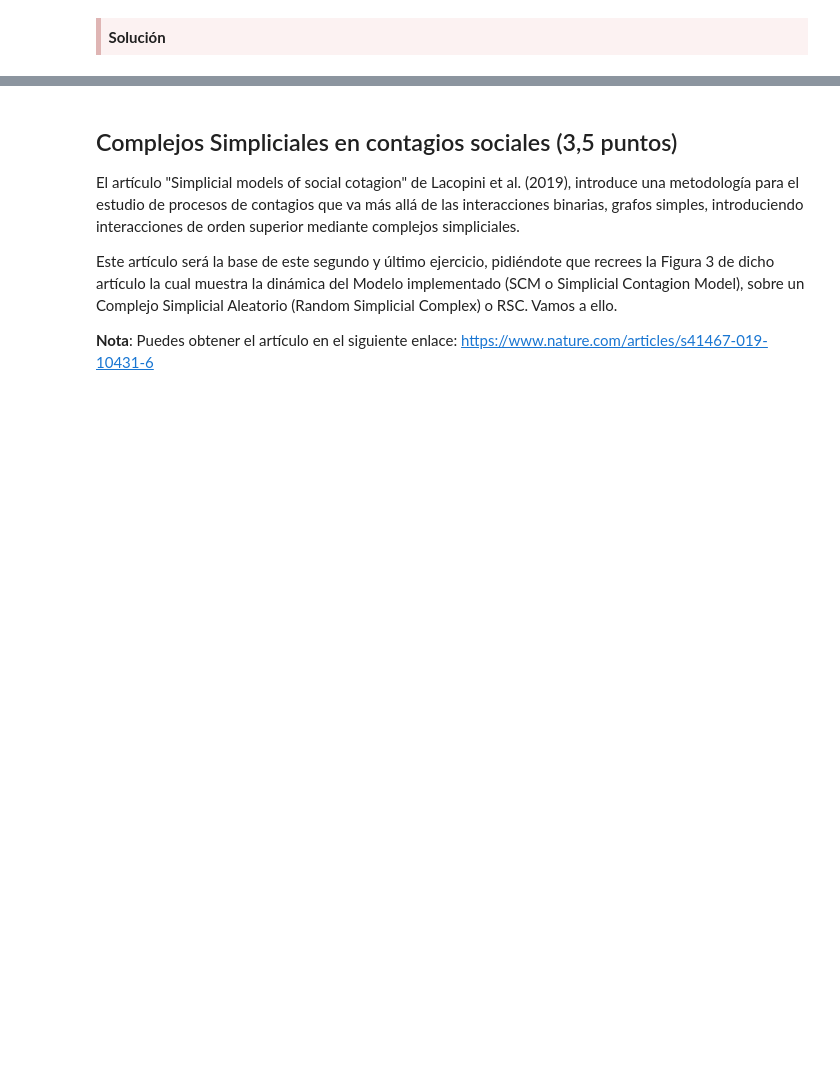
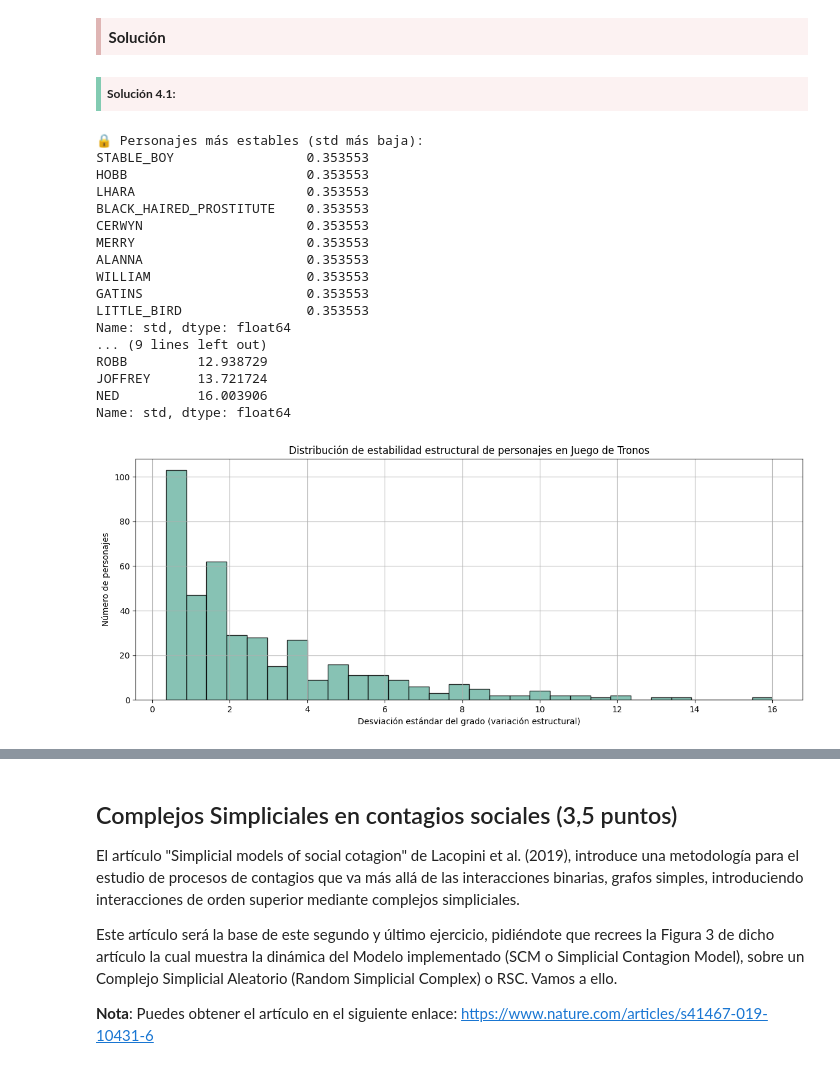
Before and after one commit to franchi2412/RedesComplejasPEC3, a Jupyter notebook: M2.876_PEC3-Enunciado.ipynb, the cells around one changed output, grey strips where cells are left out. Drawn from its saved outputs; the diff is of its cells as text; code cells hidden in the pictures; blank space fills up the shorter version.

```diff
--- a/M2.876_PEC3-Enunciado.ipynb
+++ b/M2.876_PEC3-Enunciado.ipynb
@@ -399,3 +401,70 @@ Realiza una visualización que muestre las curbas que relacionen % de nodos de l
 <div style="background-color: #fcf2f2; border-color: #dfb5b4; border-left: 5px solid #dfb5b4; padding: 0.5em;">
 <strong>Solución</strong>
 </div>
+# %% [markdown]
+<div style="background-color: #fcf2f2; border-color: #82cbb2; border-left: 5px solid #82cbb2; padding: 0.5em; font-size: 80%;">
+<strong>Solución 4.1: </strong>
+</div>
+# %%
+# Lista de todas las temporadas
+temporadas = list(season_graphs.keys())
+
+# Obtener todos los personajes que aparecen en alguna temporada
+todos_los_nodos = set()
+for G in season_graphs.values():
+    todos_los_nodos.update(G.nodes())
+
+# Crear un DataFrame donde las filas son personajes y columnas temporadas
+df_centralidad = pd.DataFrame(index=list(todos_los_nodos), columns=temporadas)
+
+
+# Rellenar el DataFrame con la centralidad de grado por temporada
+for temporada in temporadas:
+    G = season_graphs[temporada]
+    grados = dict(G.degree())
+    for nodo in todos_los_nodos:
+        df_centralidad.loc[nodo, temporada] = grados.get(nodo, 0)
+
+# Convertir a float por si hay valores NaN o strings
+df_centralidad = df_centralidad.astype(float)
+
+# Calcular la desviación estándar por nodo (a través de temporadas)
+df_centralidad['std'] = df_centralidad.std(axis=1)
+
+# Opcional: ordenar por estabilidad (de menor a mayor std)
+df_estabilidad = df_centralidad.sort_values('std')
+
+# Mostrar los 10 personajes más estables y más inestables
+print("🔒 Personajes más estables (std más baja):")
+print(df_estabilidad['std'].head(10))
+print("\n⚠️ Personajes más inestables (std más alta):")
+print(df_estabilidad['std'].tail(10))
+
+# 📊 Visualización
+plt.figure(figsize=(12, 5))
+plt.hist(df_centralidad['std'], bins=30, color="#69b3a2", edgecolor="black", alpha=0.8)
+plt.xlabel("Desviación estándar del grado (variación estructural)")
+plt.ylabel("Número de personajes")
+plt.title("Distribución de estabilidad estructural de personajes en Juego de Tronos")
+plt.grid(True)
+plt.tight_layout()
+plt.show()
+# %% [output]
+🔒 Personajes más estables (std más baja):
+STABLE_BOY                 0.353553
+HOBB                       0.353553
+LHARA                      0.353553
+BLACK_HAIRED_PROSTITUTE    0.353553
+CERWYN                     0.353553
+MERRY                      0.353553
+ALANNA                     0.353553
+WILLIAM                    0.353553
+GATINS                     0.353553
+LITTLE_BIRD                0.353553
+Name: std, dtype: float64
+... (9 lines left out)
+ROBB         12.938729
+JOFFREY      13.721724
+NED          16.003906
+Name: std, dtype: float64
+[figure, added]
```
Also changed, not shown: parts of 13 cells of this notebook, 3 other files.
